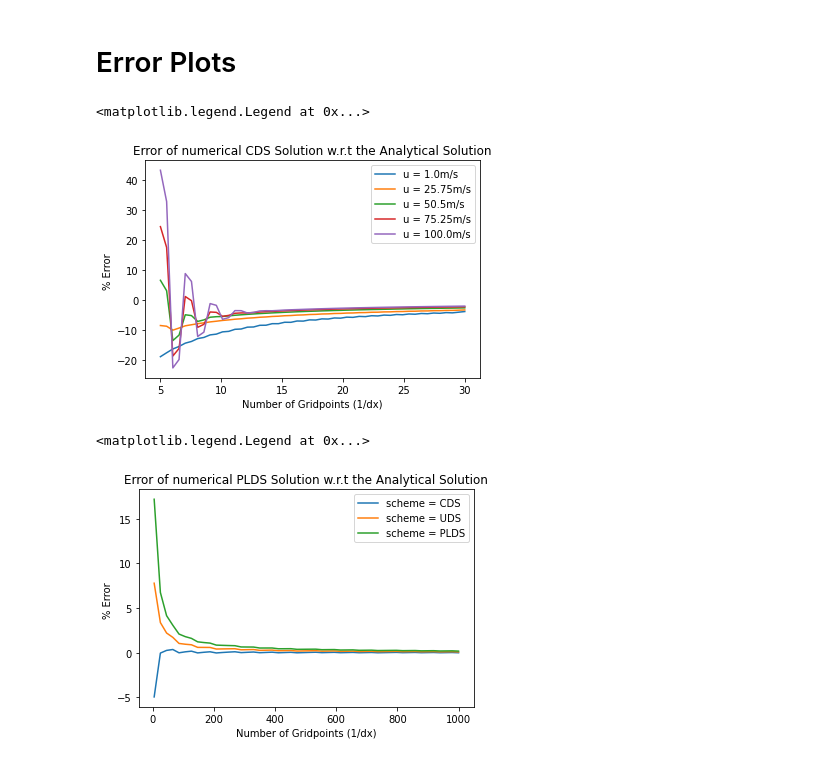
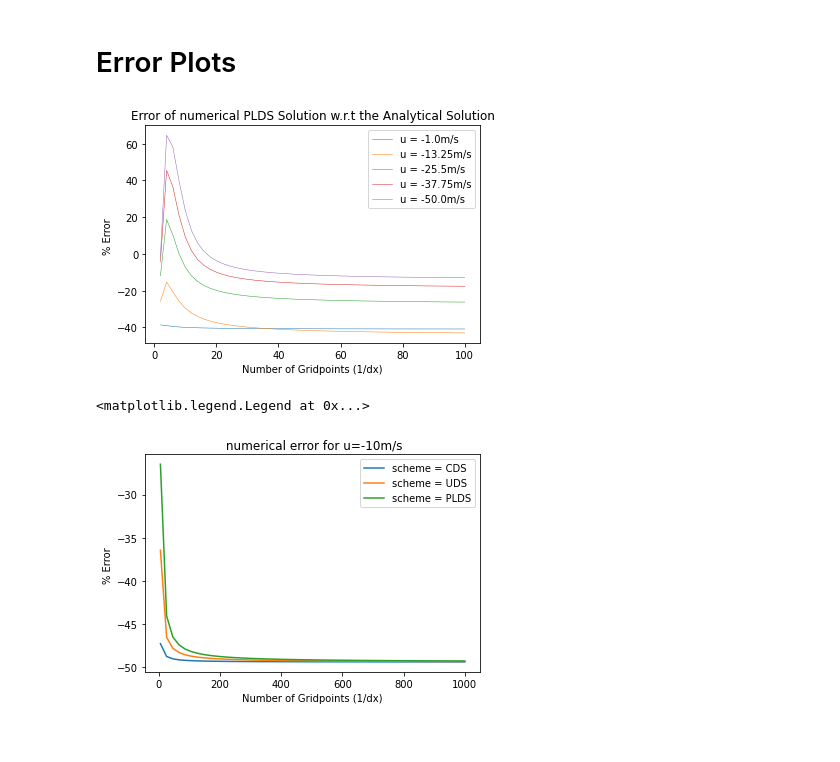
Before and after one commit to aesclamadoca/CFD_CWI, a Jupyter notebook: CWI.ipynb, the cells around one changed output. Drawn from its saved outputs; the diff is of its cells as text; code cells hidden in the pictures.

```diff
--- a/CWI.ipynb
+++ b/CWI.ipynb
@@ -37,17 +39,17 @@ class solver():
     self.global_Pe = self.rho * self.u * self.L / self.Gamma
     self.local_Pe = self.rho * self.u * self.dx / self.Gamma
 
-    self.x = np.array([i*self.dx for i in range(int(self.L/self.dx))])
+    self.x = np.array([i*self.dx for i in range(gridpoints)])
     self.phi_0 = inlet_bc
     self.phi_L = outlet_bc
 
-    self.analytical_phi = np.zeros(10*len(self.x))
-    self.phi = np.zeros(int(self.L/self.dx))
-    self.P = np.zeros(int(self.L/self.dx))
-    self.Q = np.zeros(int(self.L/self.dx))
+    self.analytical_phi = np.zeros(50*len(self.x))
+    self.phi = np.zeros(gridpoints)
+    self.P = np.zeros(gridpoints)
+    self.Q = np.zeros(gridpoints)
     self.error = 0
 
-    #Solve for phi
+    #Solve for phi and calc error
     if self.scheme == "CDS": self.CDS()
     elif self.scheme == "UDS": self.UDS()
     elif self.scheme == "PLDS": self.PLDS()
@@ -77,7 +79,7 @@ class solver():
     b = D - 0.5 * F
     c = D + 0.5 * F
 
-    self.TDMA(a,b,c,0)
+    self.TDMA(a,b,c)
 
   def UDS(self):
     D = self.Gamma / self.dx
@@ -87,7 +89,7 @@ class solver():
     b = D + max(-F,0)
     c = D + max(F,0)
 
-    self.TDMA(a,b,c,0)
+    self.TDMA(a,b,c)
 
   def PLDS(self):
     D = self.Gamma / self.dx
@@ -97,13 +99,13 @@ class solver():
     c = D*max((1-0.1*self.local_Pe)**5,0) + max(F,0)
     a = b + c
 
-    self.TDMA(a,b,c,0)
+    self.TDMA(a,b,c)
 
 
 
 
   ## Use Linear Algebraic Equation Solution Algorithm TDMA
-  def TDMA(self,a,b,c,d):
+  def TDMA(self,a,b,c):
     # Set BCs
     self.P[0], self.P[-1] = 0,0
     self.Q[0], self.Q[-1] = self.phi_0, self.phi_L
@@ -122,7 +124,7 @@ class solver():
 
 
   def analytical_soln(self):
-    x_domain = np.array([x/10/len(self.x) for x in range(10*len(self.x))])
+    x_domain = np.array([x/50/len(self.x) for x in range(50*len(self.x))])
     self.analytical_phi = self.phi_0 + (np.exp(self.global_Pe * x_domain/self.L)-1)/(np.exp(self.global_Pe)-1) * (self.phi_L-self.phi_0)
 
   def numerical_error(self):
@@ -211,42 +222,41 @@ Saving plot of phi distribution along the domain to Plots/CDS...
 # %% [markdown]
 # Error Plots
 # %%
-scheme = 'CDS'
-for u in np.linspace(1,100,5):
+scheme = 'PLDS'
+for u in np.linspace(-1,-50,5):
   error_list = []
-  gp_list = np.linspace(5,30)
+  gp_list = np.linspace(2,100)
 
   for gridpoints in gp_list:
-    solve = solver('CDS',gridpoints=gridpoints,fluid_velocity=u)
+    solve = solver(scheme,gridpoints=int(gridpoints),fluid_velocity=u)
     error_list.append(solve.get_error())
 
 
-  plt.plot(gp_list,error_list,label=f'u = {u}m/s')
+  plt.plot(gp_list,error_list,linewidth=0.5,label=f'u = {u}m/s')
   plt.title(f'Error of numerical {scheme} Solution w.r.t the Analytical Solution')
   plt.ylabel('% Error ')
   plt.xlabel('Number of Gridpoints (1/dx)')
 
 plt.legend()
+plt.savefig(f'{error_dir}/{scheme}_error',dpi=800)
 # %% [output]
-<matplotlib.legend.Legend at 0x...>
-[figure, old version]
+[figure, new version]
 # %%
-
 for scheme in ['CDS','UDS','PLDS']:
   error_list = []
   gp_list = np.linspace(5,1000)
-
+  scheme_velocity = 0
   for gridpoints in gp_list:
-    solve = solver(scheme,gridpoints=gridpoints)
+    solve = solver(scheme,fluid_velocity=-10,gridpoints=int(gridpoints))
+    scheme_velocity = solve.get_u()
     error_list.append(solve.get_error())
 
-
   plt.plot(gp_list,error_list,label=f'scheme = {scheme}')
-  plt.title(f'Error of numerical {scheme} Solution w.r.t the Analytical Solution')
+  plt.title(f' numerical error for u={scheme_velocity}m/s')
   plt.ylabel('% Error ')
   plt.xlabel('Number of Gridpoints (1/dx)')
 
 plt.legend()
 # %% [output]
 <matplotlib.legend.Legend at 0x...>
-[figure, old version]
+[figure, new version]
```
Also changed, not shown: parts of 3 cells of this notebook, 16 other files.
